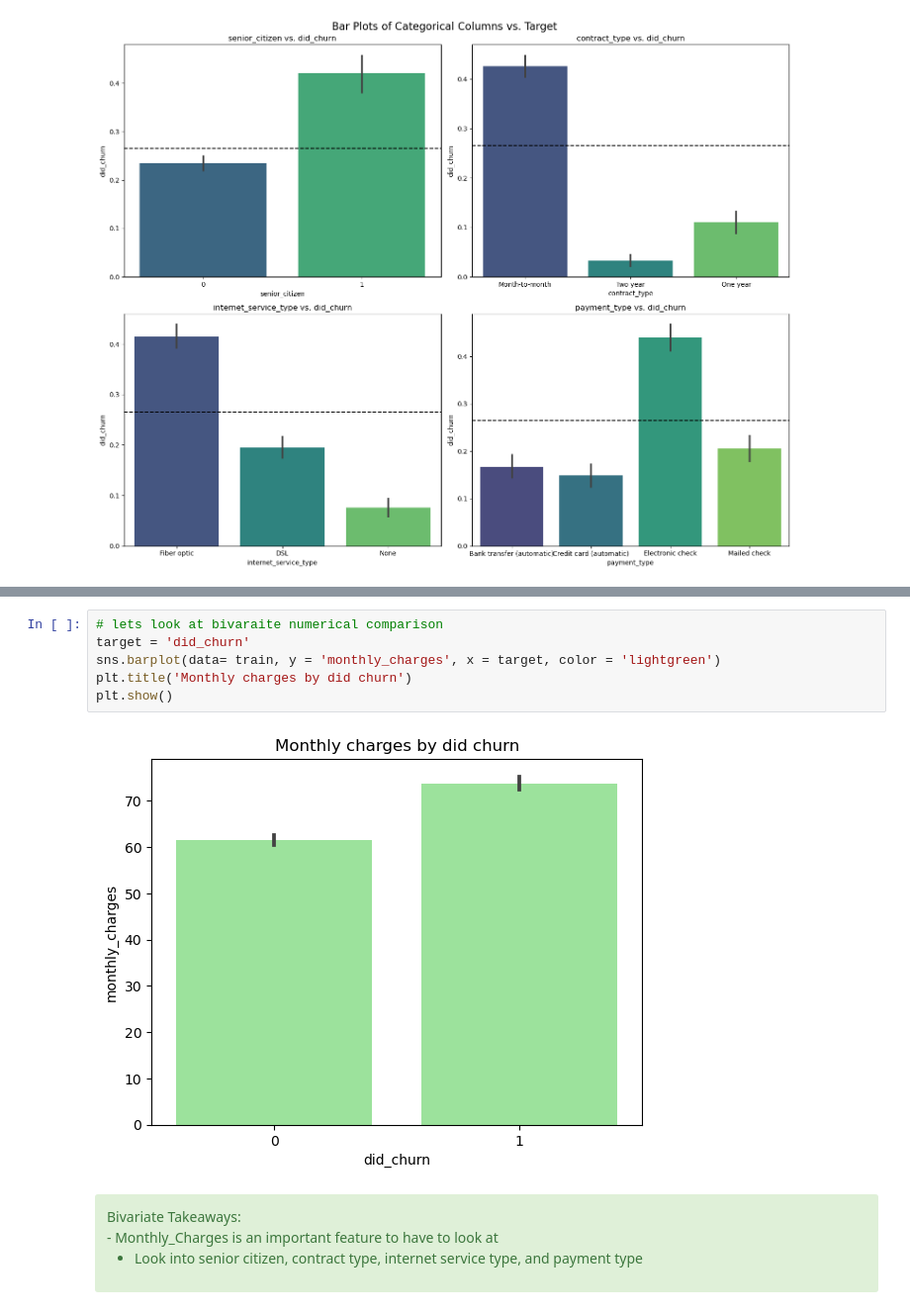
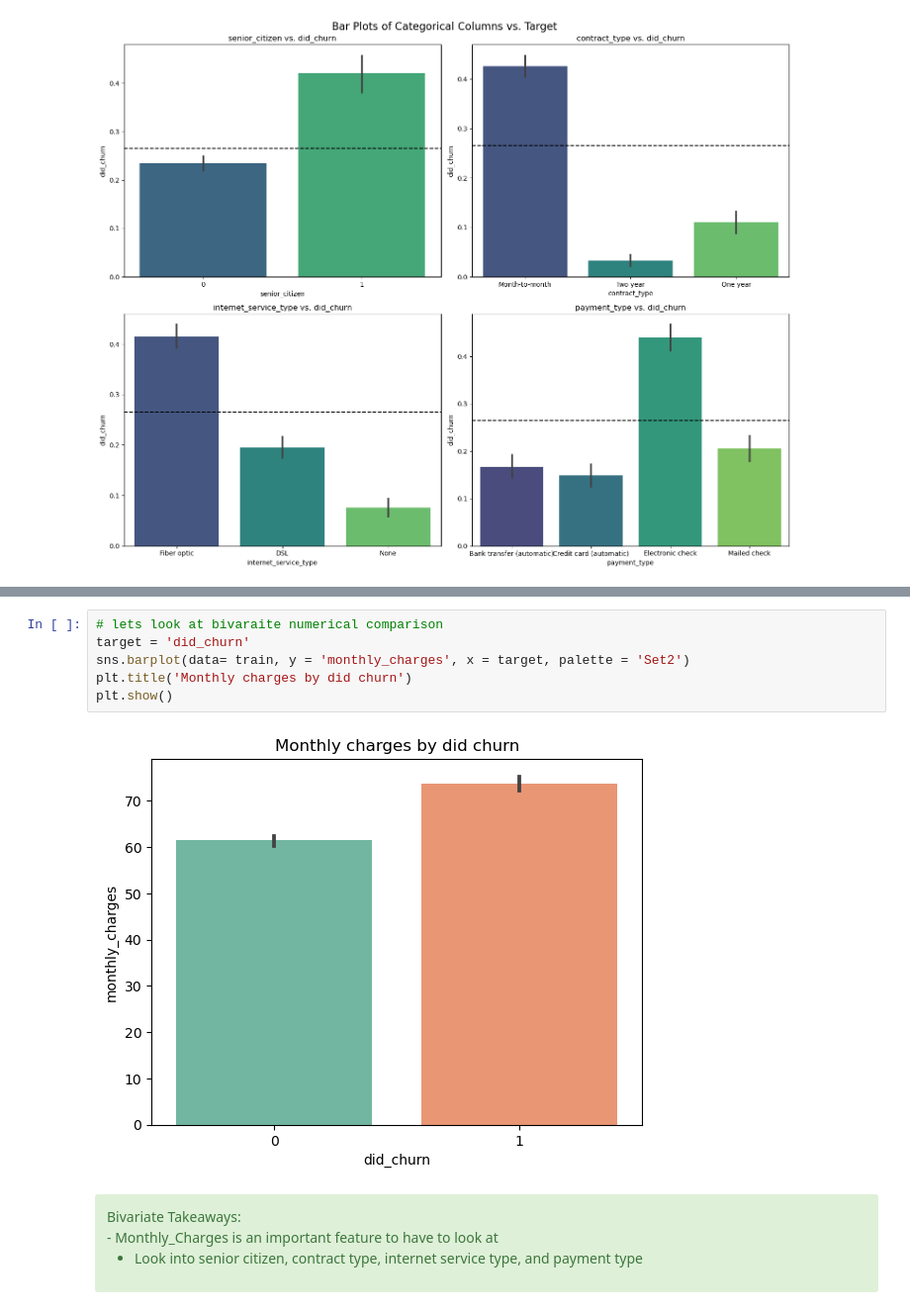
Before and after one commit to NikkideVries/classification_telco_project, a Jupyter notebook: final_telco.ipynb, the cells around one changed output, grey strips where cells are left out. Shown at 99% size. Saved outputs shown, nothing was run; the diff lists cells and outputs as text.

```diff
--- a/final_telco.ipynb
+++ b/final_telco.ipynb
@@ -230,11 +224,11 @@ TypeError: 'Axes' object is not subscriptable
 # %%
 # lets look at bivaraite numerical comparison
 target = 'did_churn'
-sns.barplot(data= train, y = 'monthly_charges', x = target, color = 'lightgreen')
+sns.barplot(data= train, y = 'monthly_charges', x = target, palette = 'Set2')
 plt.title('Monthly charges by did churn')
 plt.show()
 # %% [output]
-[figure, old version]
+[figure, new version]
 # %% [markdown]
 <div class="alert alert-success" role="alert">
 Bivariate Takeaways: <br>
```
Also changed, not shown: parts of 34 cells of this notebook.
